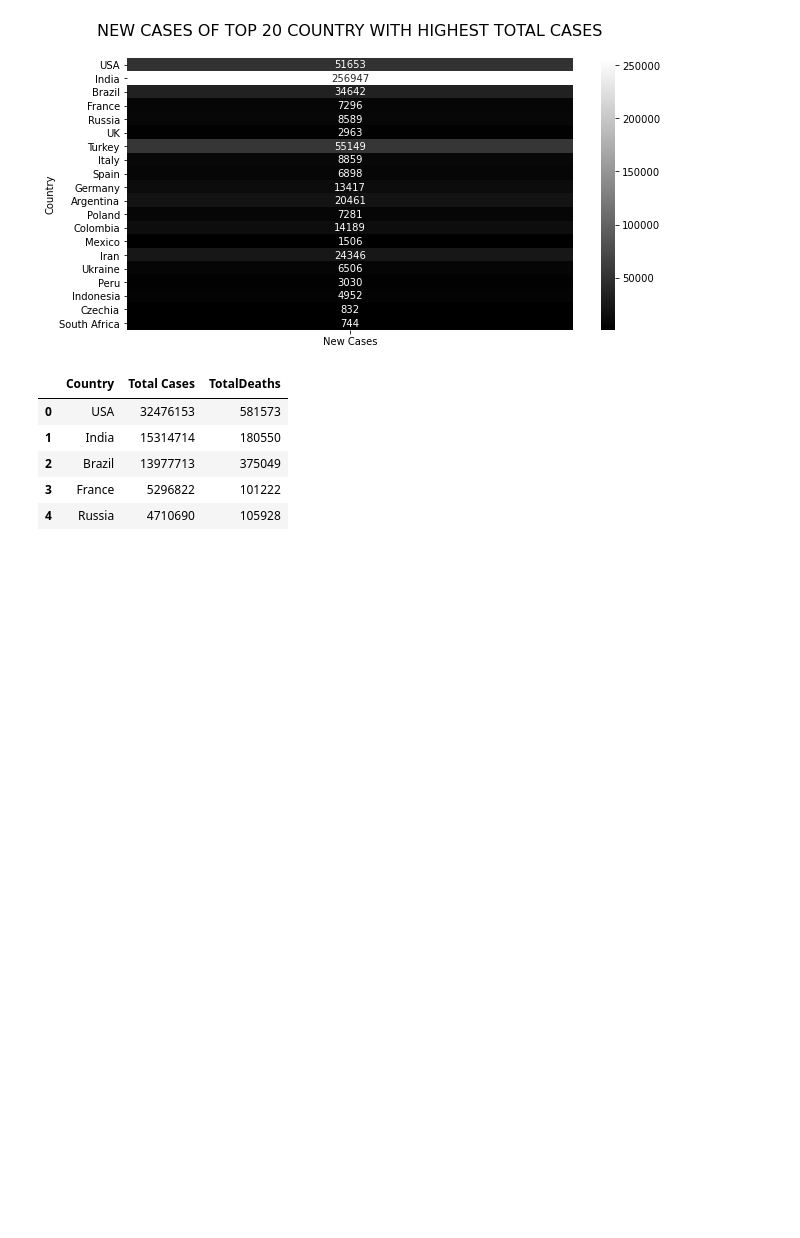
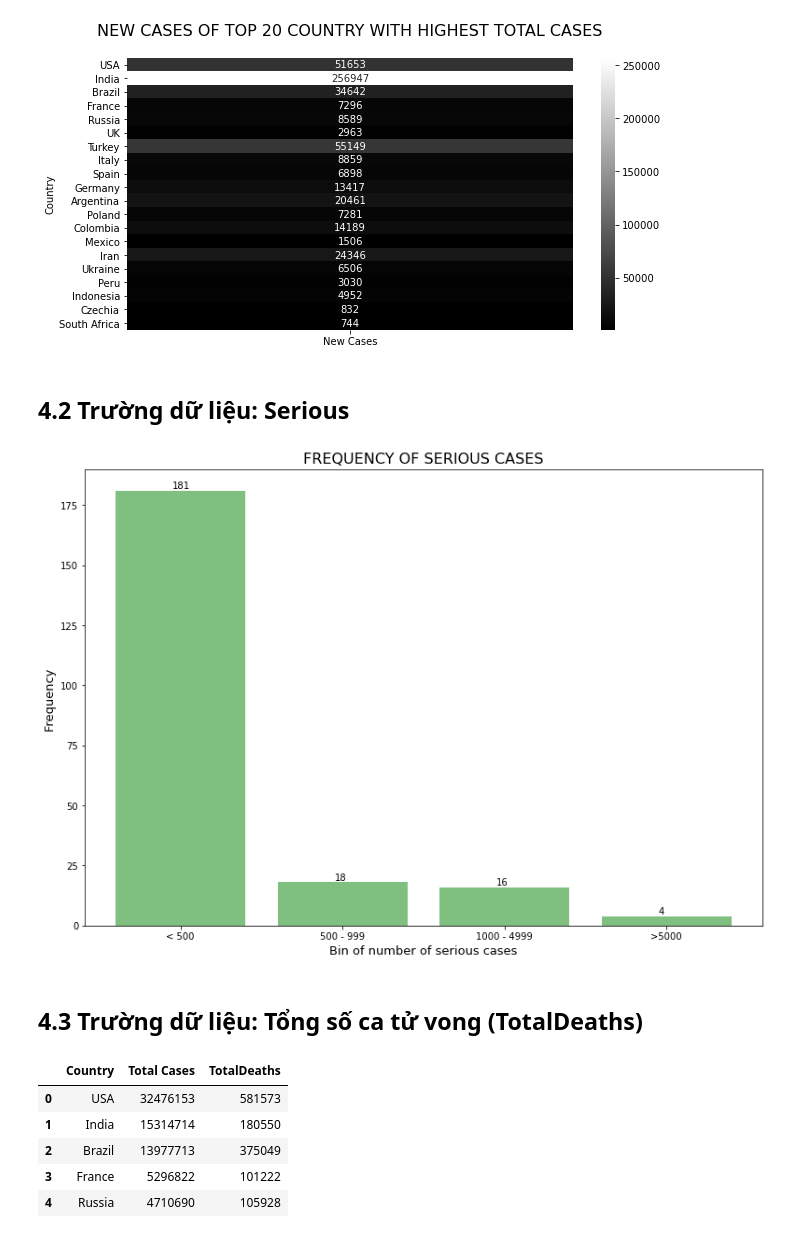
Before and after one commit to templarassVN/Covid_19-insight-Visualize, a Jupyter notebook: Nghien cuu.ipynb, the cells around one changed output. Drawn from its saved outputs; the diff is of its cells as text; code cells hidden in the pictures; blank space fills up the shorter version.

```diff
--- a/Nghien cuu.ipynb
+++ b/Nghien cuu.ipynb
@@ -76,6 +90,31 @@ sns.heatmap(data_newcases[['New Cases']],annot=True,cmap = 'gray',fmt='d')
 # %% [output]
 <AxesSubplot:title={'center':'NEW CASES OF TOP 20 COUNTRY WITH HIGHEST TOTAL CASES'}, ylabel='Country'>
 [figure]
+# %% [markdown]
+## 4.2	Trường dữ liệu: Serious
+# %%
+df = data[['Serious']]
+
+data_fre = df.apply(pd.Series.value_counts, bins=[0,500,1000,5000,10000])
+x = ['< 500','500 - 999','1000 - 4999','>5000']
+y = list(data_fre['Serious'].values)
+
+plt.figure(figsize = (13,9))
+plt.bar(x,y,color = 'green',alpha = 0.5)
+
+x_pos = -0.05
+for value in y:
+    plt.text(x_pos, value + 1, value)
+    x_pos +=1
+
+plt.xlabel("Bin of number of serious cases",fontsize = 13)
+plt.ylabel("Frequency ",fontsize = 13)
+plt.title("FREQUENCY OF SERIOUS CASES",fontsize = 16)
+plt.show()
+# %% [output]
+[figure, added]
+# %% [markdown]
+## 4.3	Trường dữ liệu: Tổng số ca tử vong (TotalDeaths)
 # %%
 data1 = data[['Country','Total Cases','TotalDeaths']]
 data1.head()
```
Also changed, not shown: parts of 25 cells of this notebook, 3 other files.
